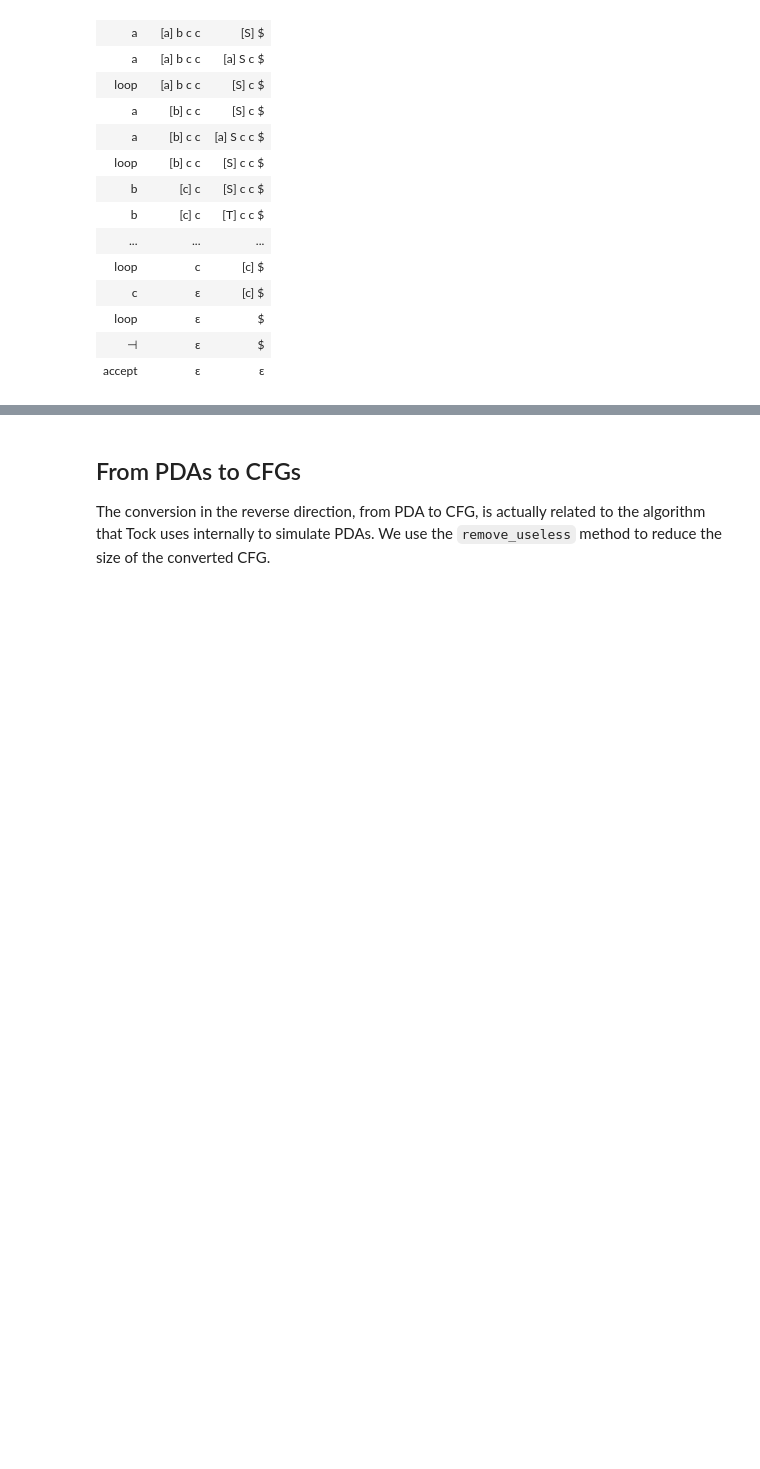
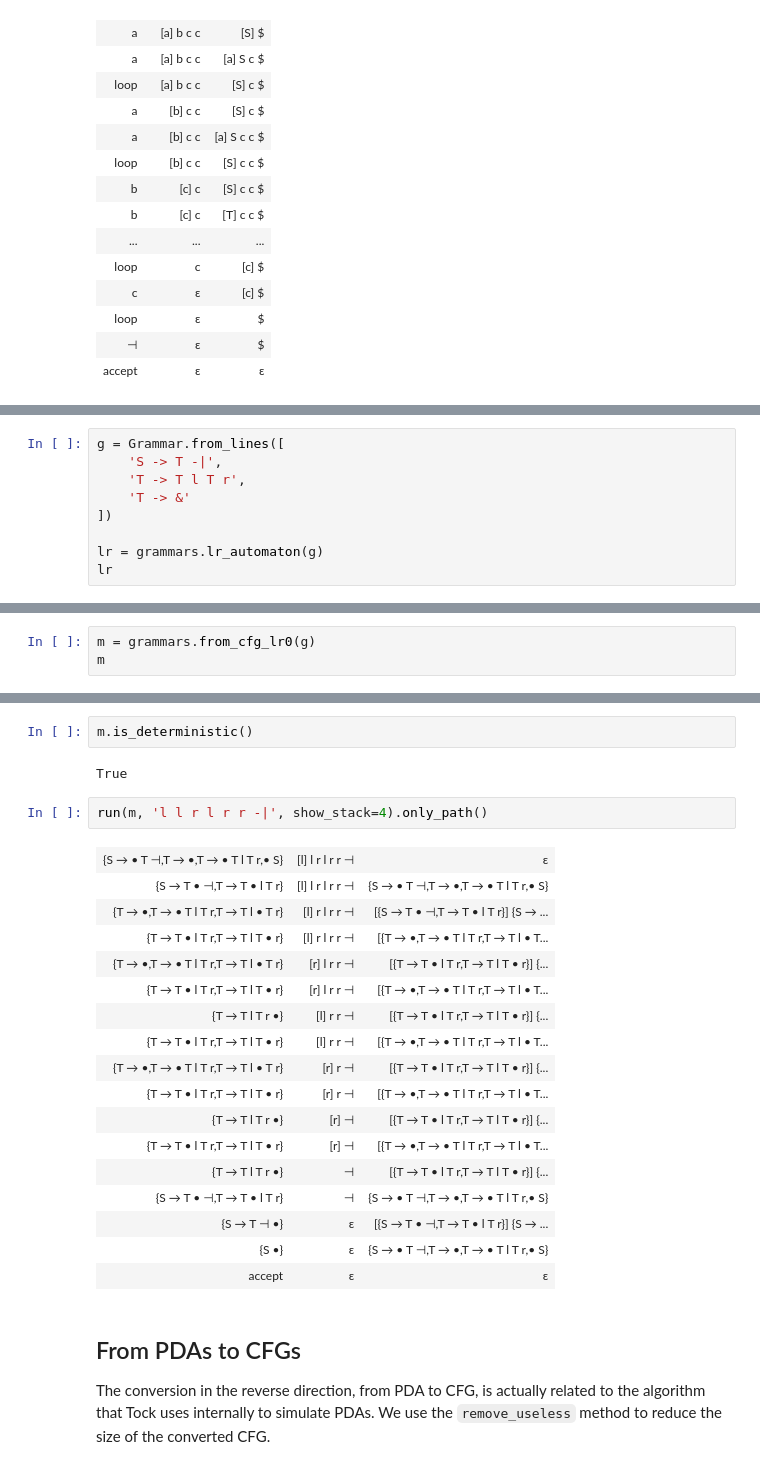
Before and after one commit to ND-CSE-30151/tock, a Jupyter notebook: docs/source/tutorial/CFGs.ipynb, the cells around one changed output, grey strips where cells are left out. Saved outputs shown, nothing was run; the diff lists cells and outputs as text; blank space fills up the shorter version.

```diff
--- a/docs/source/tutorial/CFGs.ipynb
+++ b/docs/source/tutorial/CFGs.ipynb
@@ -87,0 +96,9 @@ run(m, "a a b c c", show_stack=5).only_path()
+# %%
+g = Grammar.from_lines([
+    'S -> T -|',
+    'T -> T l T r',
+    'T -> &'
+])
+
+lr = grammars.lr_automaton(g)
+lr
@@ -87,0 +111,3 @@ run(m, "a a b c c", show_stack=5).only_path()
+# %%
+m = grammars.from_cfg_lr0(g)
+m
@@ -88,3 +116,27 @@ run(m, "a a b c c", show_stack=5).only_path()
+# %%
+m.is_deterministic()
+# %% [output]
+True
+# %%
+run(m, 'l l r l r r -|', show_stack=4).only_path()
+# %% [output]
+| {S → • T ⊣,T → •,T → • T l T r,• S} | [l] l r l r r ⊣ | ε |
+| {S → T • ⊣,T → T • l T r} | [l] l r l r r ⊣ | {S → • T ⊣,T → •,T → • T l T r,• S} |
+| {T → •,T → • T l T r,T → T l • T r} | [l] r l r r ⊣ | [{S → T • ⊣,T → T • l T r}] {S → ... |
+| {T → T • l T r,T → T l T • r} | [l] r l r r ⊣ | [{T → •,T → • T l T r,T → T l • T... |
+| {T → •,T → • T l T r,T → T l • T r} | [r] l r r ⊣ | [{T → T • l T r,T → T l T • r}] {... |
+| {T → T • l T r,T → T l T • r} | [r] l r r ⊣ | [{T → •,T → • T l T r,T → T l • T... |
+| {T → T l T r •} | [l] r r ⊣ | [{T → T • l T r,T → T l T • r}] {... |
+| {T → T • l T r,T → T l T • r} | [l] r r ⊣ | [{T → •,T → • T l T r,T → T l • T... |
+| {T → •,T → • T l T r,T → T l • T r} | [r] r ⊣ | [{T → T • l T r,T → T l T • r}] {... |
+| {T → T • l T r,T → T l T • r} | [r] r ⊣ | [{T → •,T → • T l T r,T → T l • T... |
+| {T → T l T r •} | [r] ⊣ | [{T → T • l T r,T → T l T • r}] {... |
+| {T → T • l T r,T → T l T • r} | [r] ⊣ | [{T → •,T → • T l T r,T → T l • T... |
+| {T → T l T r •} | ⊣ | [{T → T • l T r,T → T l T • r}] {... |
+| {S → T • ⊣,T → T • l T r} | ⊣ | {S → • T ⊣,T → •,T → • T l T r,• S} |
+| {S → T ⊣ •} | ε | [{S → T • ⊣,T → T • l T r}] {S → ... |
+| {S •} | ε | {S → • T ⊣,T → •,T → • T l T r,• S} |
+| accept | ε | ε |
 # %% [markdown]
 ## From PDAs to CFGs
 
```
Also changed, not shown: parts of 8 cells of this notebook, 22 other files.
